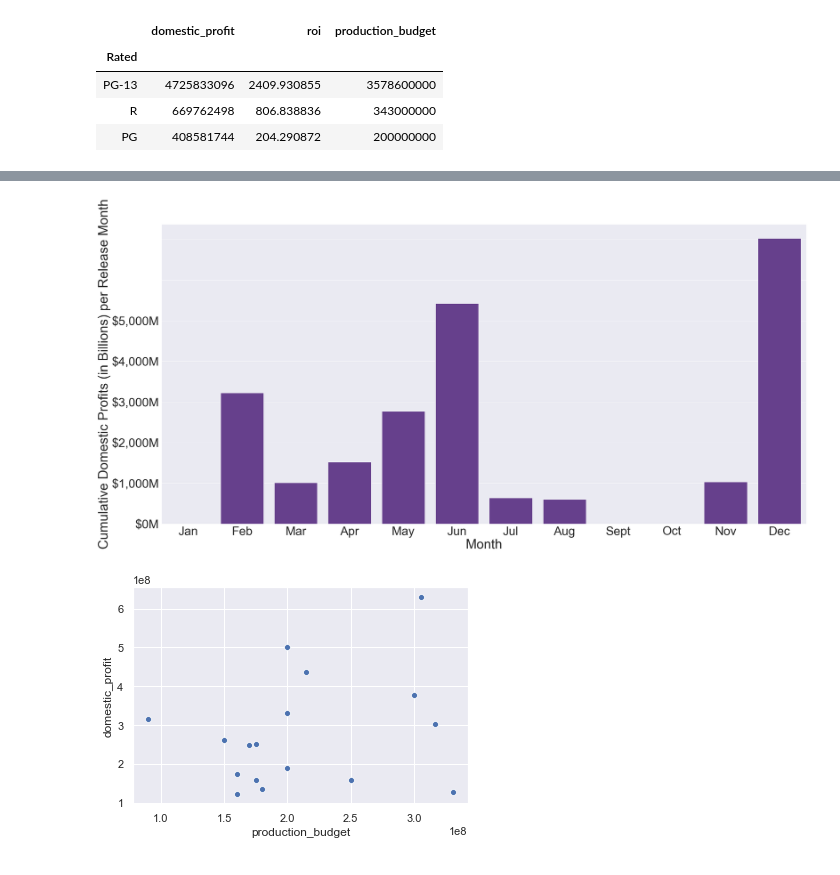
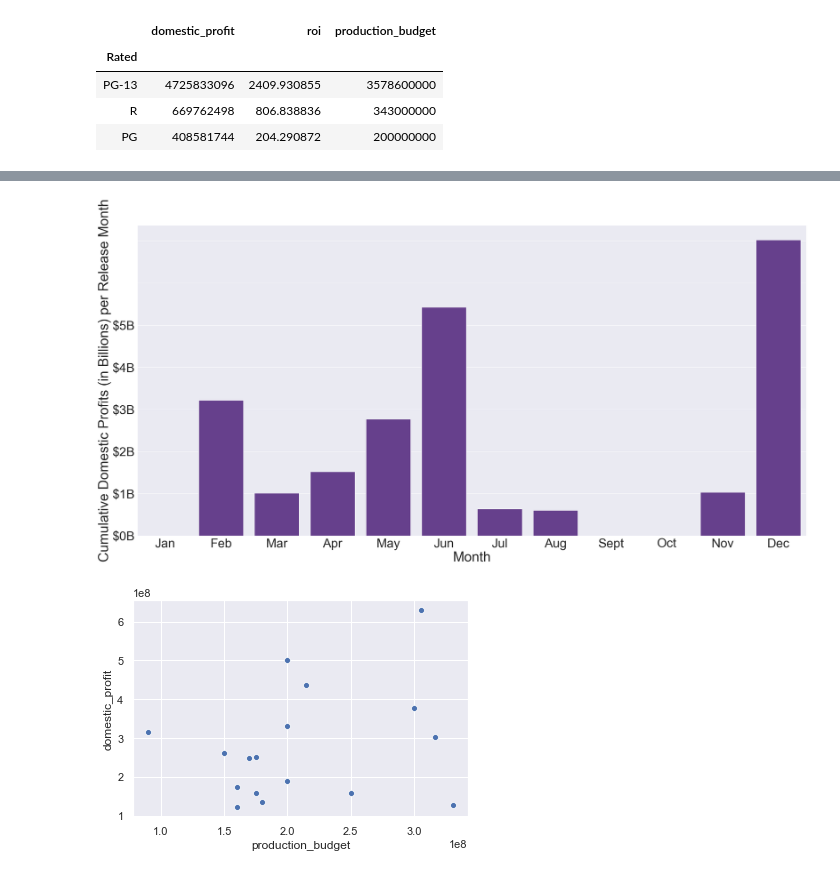
Before and after one commit to a-woodbury/DCDS-MOD1---MS-Movies, a Jupyter notebook: src/visualization/ratings_and_month_jab.ipynb, the cells around one changed output, grey strips where cells are left out. Drawn from its saved outputs; the diff is of its cells as text; code cells hidden in the pictures.

```diff
--- a/src/visualization/ratings_and_month_jab.ipynb
+++ b/src/visualization/ratings_and_month_jab.ipynb
@@ -93,19 +93,19 @@ months = months.sort_values(by='month int', ascending=True)
 # %%
 fig_dims = (42, 20)
 fig, ax = plt.subplots(figsize=fig_dims)
 sns.set(font_scale=4)
 
 months = months.sort_values(by='month int')
 month_chart = sns.barplot(data=months, y='domestic_profit', x='Release Month', ci=None, color = 'rebeccapurple')
 
 ax.set(ylabel='Cumulative Domestic Profits (in Billions) per Release Month', xlabel='Month')
 
-ylabels = ['${:,.0f}'.format(y) + 'M' for y in mpaa_chart.get_xticks()/1000000]
+ylabels = ['${:,.0f}'.format(y) + 'B' for y in mpaa_chart.get_xticks()/1000000000]
 month_chart.set_yticklabels(ylabels)
 
 plt.savefig('month_profit.png')
 # %% [output]
-[figure, old version]
+[figure, new version]
 # %%
 pg13 = aa.loc[aa['Rated'] == 'PG-13']
 sns.scatterplot(data=pg13, x='production_budget', y='domestic_profit')
```
Also changed, not shown: parts of 1 cell of this notebook, 2 other files.
